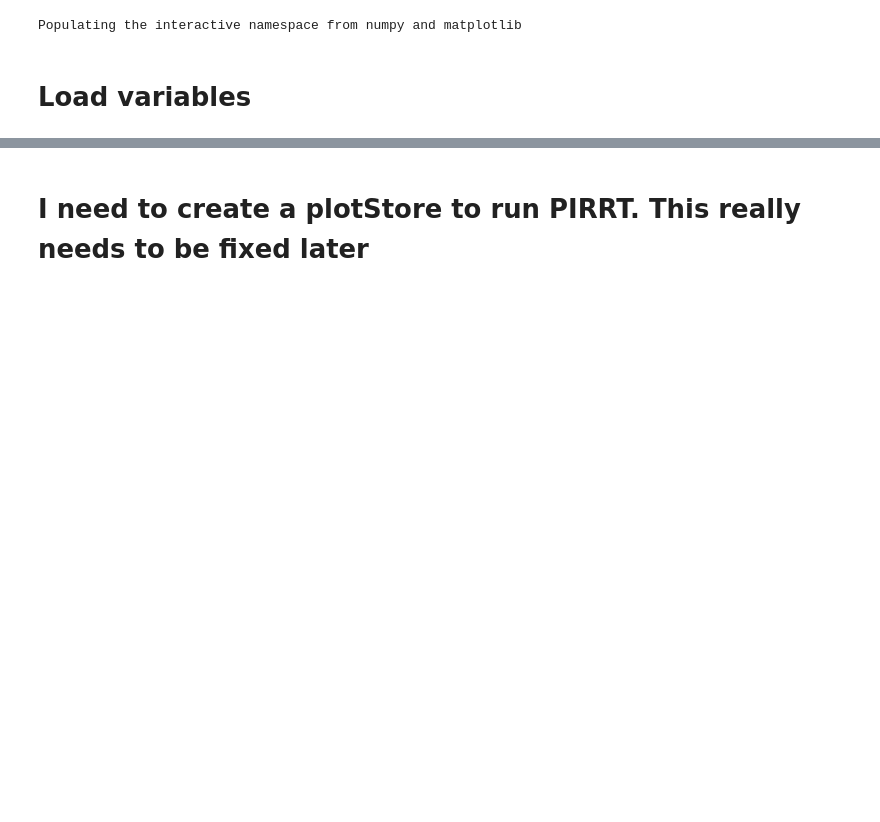
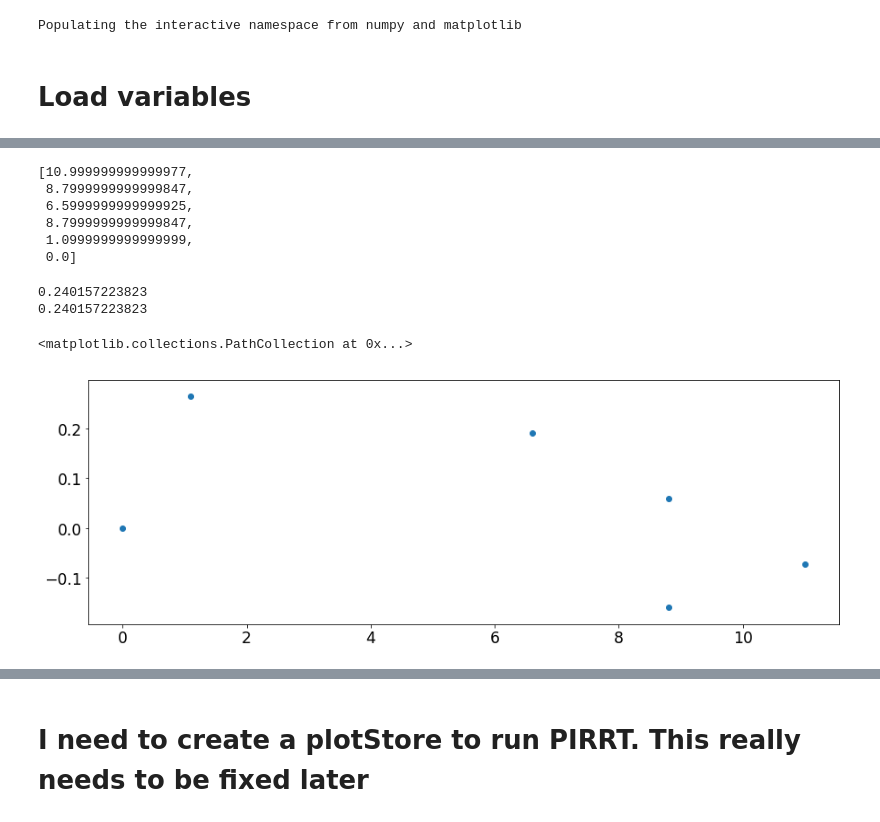
Before and after one commit to ankitkaushik/StochasticOptimalControl, a Jupyter notebook: PI_RRT.ipynb, the cells around one changed output, grey strips where cells are left out. Cells and saved outputs as stored; diff of their text form; code cells hidden in the pictures; blank space fills up the shorter version.

```diff
--- a/PI_RRT.ipynb
+++ b/PI_RRT.ipynb
@@ -33,0 +41,2 @@ with open('/home/ankit/Documents/Thesis/StochasticOptimalControl/variables.yaml'
+# %%
+pi_rrt = dill.load(open('/home/ankit/Documents/Thesis/04_05_19_21_23_38_double_obstacle_alpha_0.5/PI_RRT_1.p','rb'))
@@ -33,0 +45,7 @@ with open('/home/ankit/Documents/Thesis/StochasticOptimalControl/variables.yaml'
+# %%
+timeInputs = []
+controlInputs = []
+for p in pi_rrt.RRT.path:
+    print p.getState()
+    controlInputs.append(p.controlInput)
+    timeInputs.append(p.time)
@@ -33,0 +61,9 @@ with open('/home/ankit/Documents/Thesis/StochasticOptimalControl/variables.yaml'
+# %%
+timeInputs
+# %% [output]
+[10.999999999999977,
+ 8.7999999999999847,
+ 6.5999999999999925,
+ 8.7999999999999847,
+ 1.0999999999999999,
+ 0.0]
@@ -33,0 +75,12 @@ with open('/home/ankit/Documents/Thesis/StochasticOptimalControl/variables.yaml'
+# %%
+print controlSplineRRT(1)
+print pi_rrt.controlSplineRRT(1)
+# %% [output]
+0.240157223823
+0.240157223823
+# %%
+scatter(timeInputs,controlInputs)
+# plot(timeInputs,controlOutputs,'g')
+# %% [output]
+<matplotlib.collections.PathCollection at 0x...>
+[figure, added]
```
Also changed, not shown: parts of 48 cells of this notebook, 9 other files.
